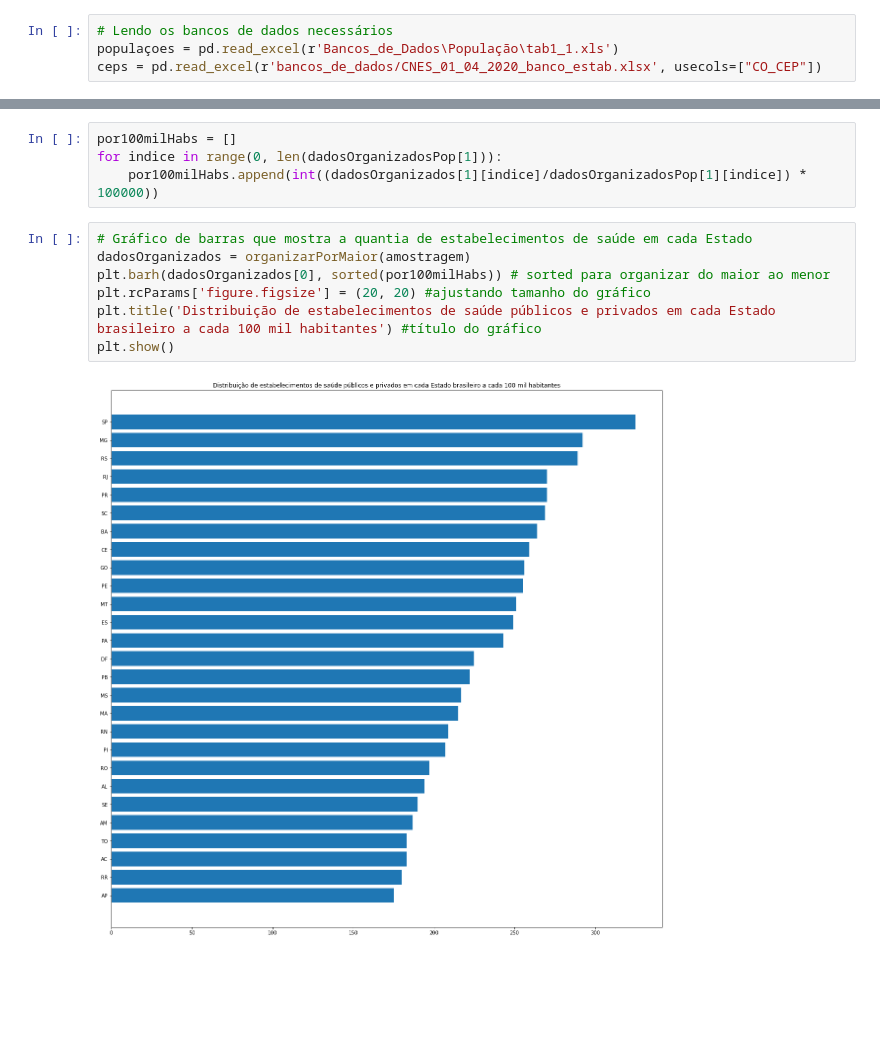
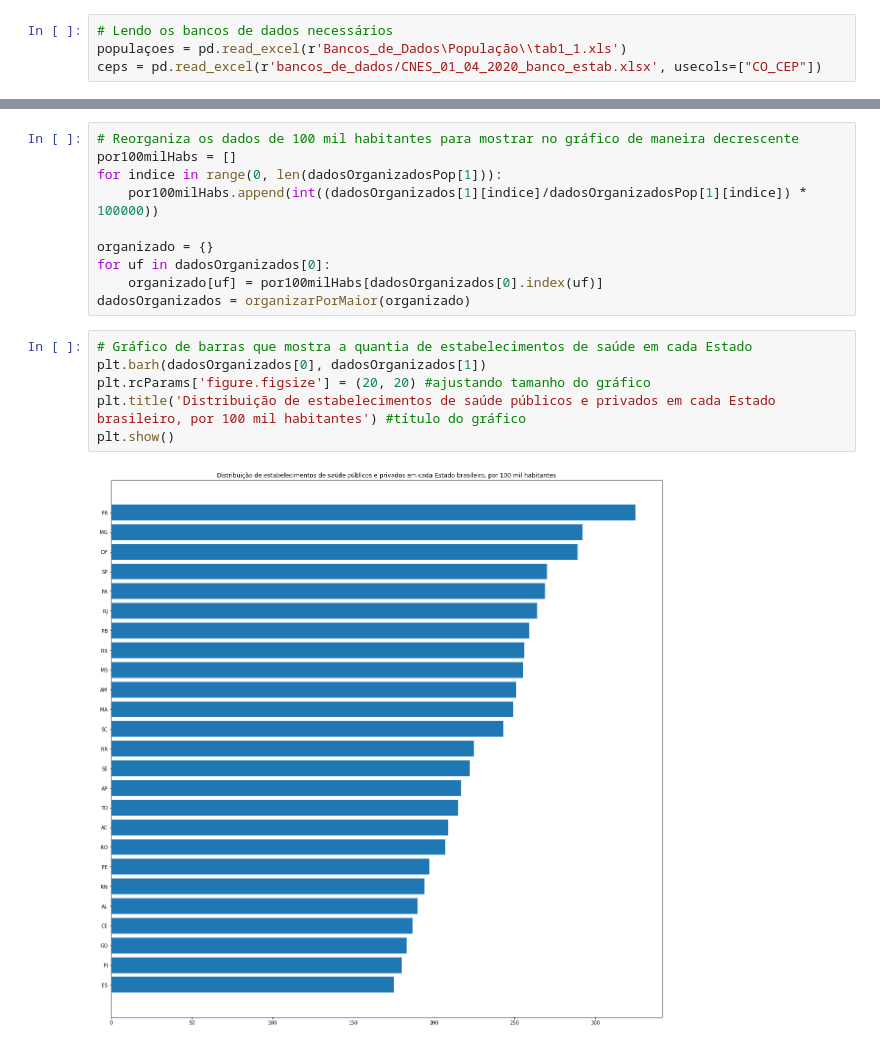
Before and after one commit to Syank/AnaliseDeDadosPublicos, a Jupyter notebook: População e estabelecimentos.ipynb, the cells around one changed output, grey strips where cells are left out. Saved outputs shown, nothing was run; the diff lists cells and outputs as text; blank space fills up the shorter version.

```diff
--- a/População e estabelecimentos.ipynb
+++ b/População e estabelecimentos.ipynb
@@ -9,6 +6,6 @@ from matplotlib import pyplot as plt
 # %%
 # Lendo os bancos de dados necessários
-populaçoes = pd.read_excel(r'Bancos_de_Dados\População\tab1_1.xls')
+populaçoes = pd.read_excel(r'Bancos_de_Dados\População\\tab1_1.xls')
 ceps = pd.read_excel(r'bancos_de_dados/CNES_01_04_2020_banco_estab.xlsx', usecols=["CO_CEP"])
 # %%
 # A função abaixo recebe um numero de amostras para analisar e retorna um dicionário que contêm as UFs e a quantia de estabelecimentos nela
@@ -230,15 +251,20 @@ dfAmostragem
 | 25 | MG | 56414 | 19273506 |
 | 26 | SP | 107748 | 39827570 |
 # %%
+# Reorganiza os dados de 100 mil habitantes para mostrar no gráfico de maneira decrescente
 por100milHabs = []
 for indice in range(0, len(dadosOrganizadosPop[1])):
     por100milHabs.append(int((dadosOrganizados[1][indice]/dadosOrganizadosPop[1][indice]) * 100000))
+
+organizado = {}
+for uf in dadosOrganizados[0]:
+    organizado[uf] = por100milHabs[dadosOrganizados[0].index(uf)]
+dadosOrganizados = organizarPorMaior(organizado)
 # %%
 # Gráfico de barras que mostra a quantia de estabelecimentos de saúde em cada Estado
-dadosOrganizados = organizarPorMaior(amostragem)
-plt.barh(dadosOrganizados[0], sorted(por100milHabs)) # sorted para organizar do maior ao menor
+plt.barh(dadosOrganizados[0], dadosOrganizados[1])
 plt.rcParams['figure.figsize'] = (20, 20) #ajustando tamanho do gráfico
-plt.title('Distribuição de estabelecimentos de saúde públicos e privados em cada Estado brasileiro a cada 100 mil habitantes') #título do gráfico
+plt.title('Distribuição de estabelecimentos de saúde públicos e privados em cada Estado brasileiro, por 100 mil habitantes') #título do gráfico
 plt.show()
 # %% [output]
-[figure, old version]
+[figure, new version]
```
Also changed, not shown: parts of 9 cells of this notebook.
